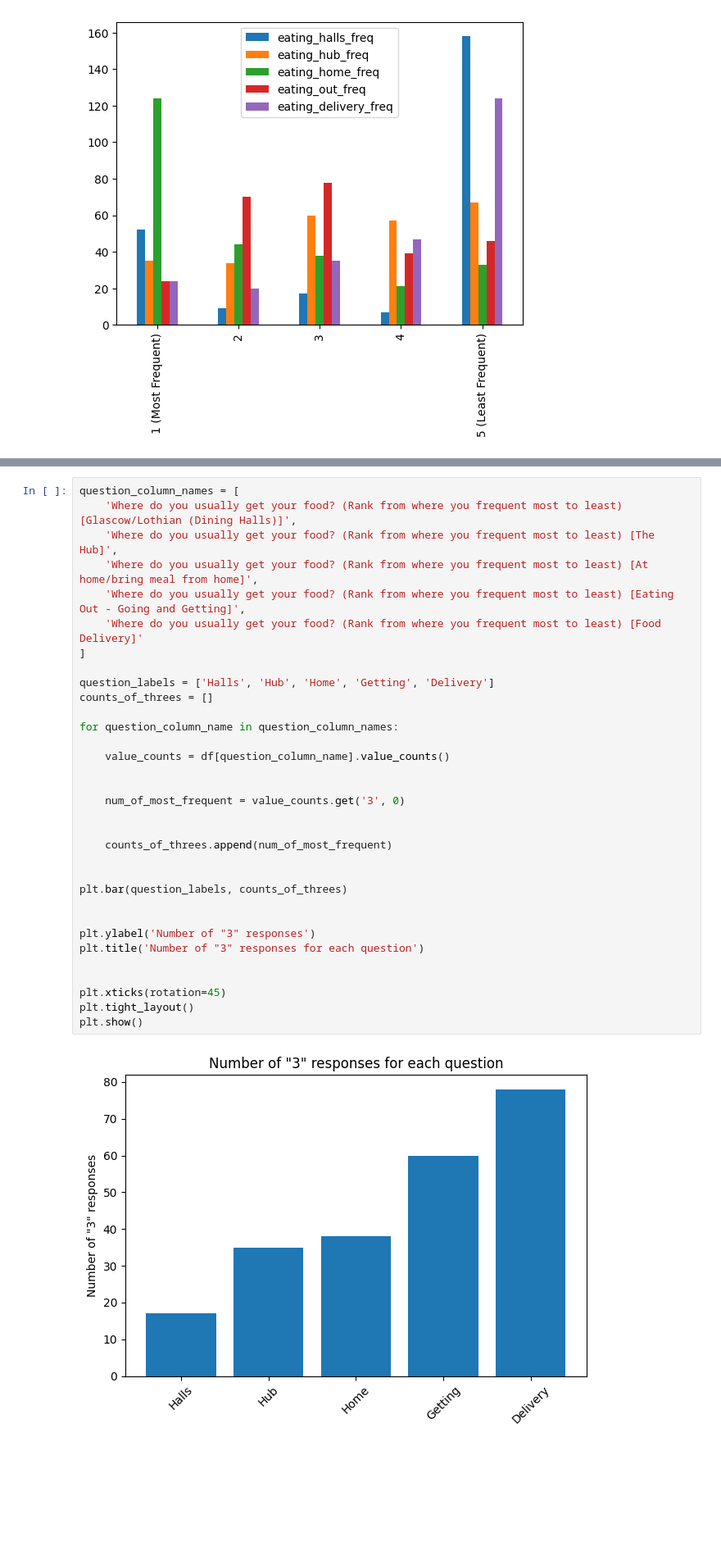
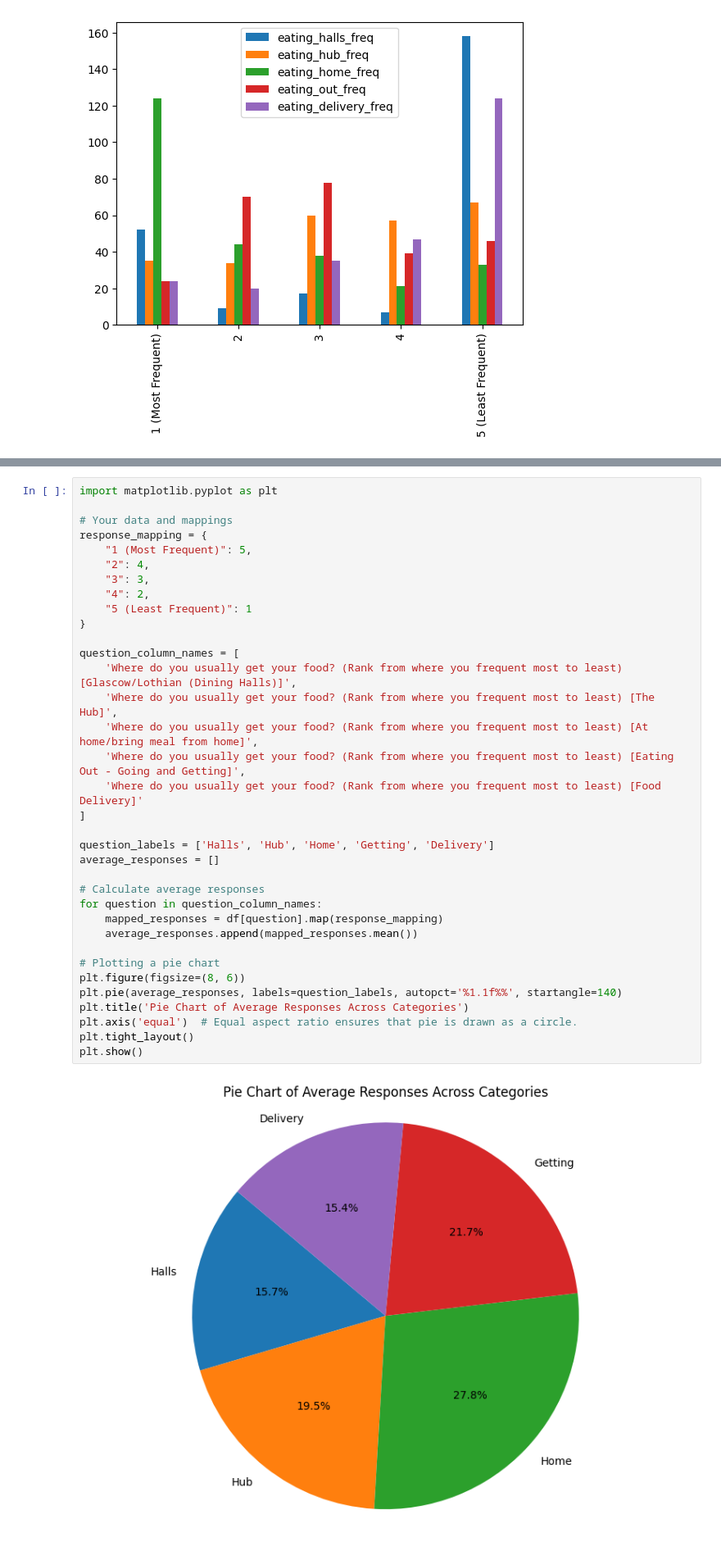
Before and after one commit to NiWong03/cs105lab5-6, a Jupyter notebook: OurProject.ipynb, the cells around one changed output, grey strips where cells are left out. Shown: that part at 82% size. Saved outputs shown, nothing was run; the diff lists cells and outputs as text; blank space fills up the shorter version.

Commit message:
Added most graphs and tests, as well as markups

```diff
--- a/OurProject.ipynb
+++ b/OurProject.ipynb
@@ -124,35 +116,37 @@ plt.show()
 # %%
+import matplotlib.pyplot as plt
+
+# Your data and mappings
+response_mapping = {
+    "1 (Most Frequent)": 5,
+    "2": 4,
+    "3": 3,
+    "4": 2,
+    "5 (Least Frequent)": 1
+}
+
 question_column_names = [
     'Where do you usually get your food? (Rank from where you frequent most to least) [Glascow/Lothian (Dining Halls)]',
     'Where do you usually get your food? (Rank from where you frequent most to least) [The Hub]',
     'Where do you usually get your food? (Rank from where you frequent most to least) [At home/bring meal from home]',
     'Where do you usually get your food? (Rank from where you frequent most to least) [Eating Out - Going and Getting]',
     'Where do you usually get your food? (Rank from where you frequent most to least) [Food Delivery]'
 ]
 
 question_labels = ['Halls', 'Hub', 'Home', 'Getting', 'Delivery']
-counts_of_threes = []
+average_responses = []
 
-for question_column_name in question_column_names:
+# Calculate average responses
+for question in question_column_names:
+    mapped_responses = df[question].map(response_mapping)
+    average_responses.append(mapped_responses.mean())
 
-    value_counts = df[question_column_name].value_counts()
-
-
-    num_of_most_frequent = value_counts.get('3', 0)
-
-
-    counts_of_threes.append(num_of_most_frequent)
-
-
-plt.bar(question_labels, counts_of_threes)
-
-
-plt.ylabel('Number of "3" responses')
-plt.title('Number of "3" responses for each question')
-
-
-plt.xticks(rotation=45)
+# Plotting a pie chart
+plt.figure(figsize=(8, 6))
+plt.pie(average_responses, labels=question_labels, autopct='%1.1f%%', startangle=140)
+plt.title('Pie Chart of Average Responses Across Categories')
+plt.axis('equal')  # Equal aspect ratio ensures that pie is drawn as a circle.
 plt.tight_layout()
 plt.show()
 # %% [output]
-[figure, old version]
+[figure, new version]
```
Also changed, not shown: parts of 28 cells of this notebook, 1 other file.
